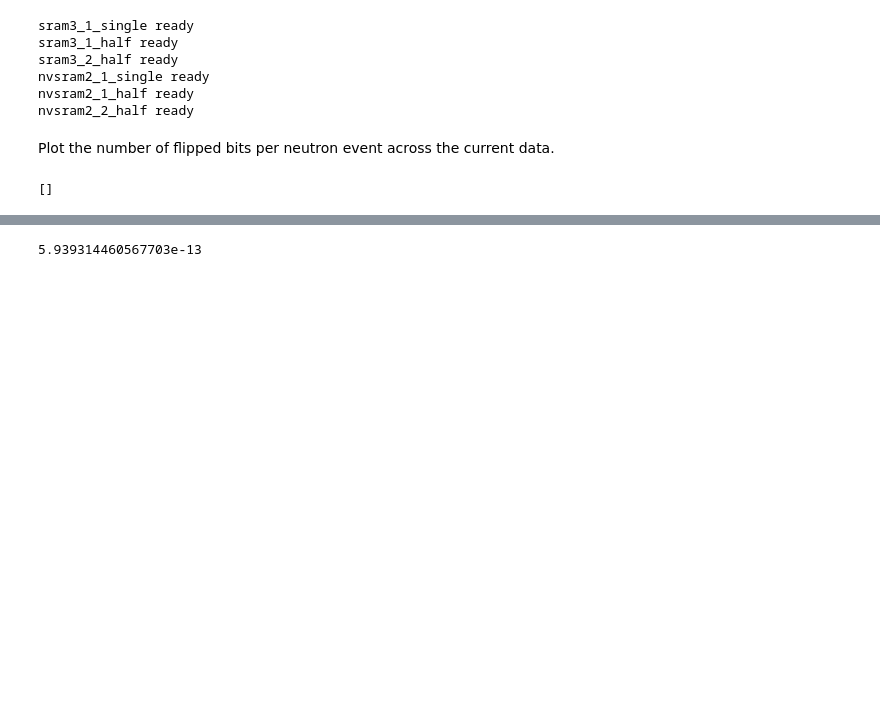
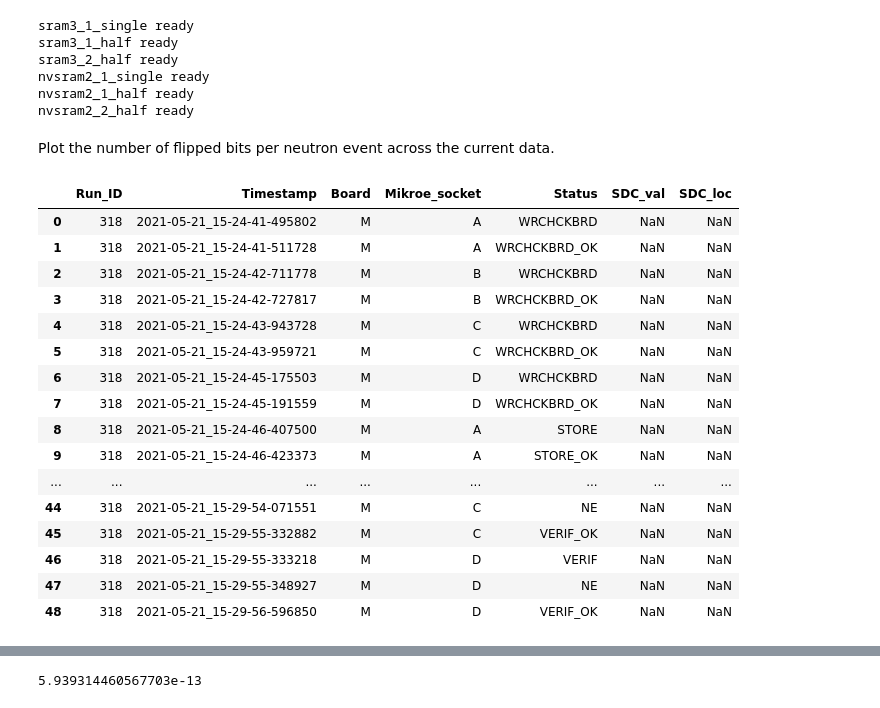
Before and after one commit to spez1998/chipir-nvram-results, a Jupyter notebook: analyser.ipynb, the cells around one changed output, grey strips where cells are left out. Saved outputs shown, nothing was run; the diff lists cells and outputs as text; code cells hidden in the pictures; blank space fills up the shorter version.

```diff
--- a/analyser.ipynb
+++ b/analyser.ipynb
@@ -905,9 +907,25 @@ may20_june16_fluence = 1683696000000
 seconds           = 2332800
 chipir_flux       = may20_june16_fluence / seconds
 # %%
-sram3_1_half.runs[318].dErrNVRAM
+sram3_1_half.runs[318].df
 # %% [output]
-[]
+|  | Run_ID | Timestamp | Board | Mikroe_socket | Status | SDC_val | SDC_loc |
+| 0 | 318 | 2021-05-21_15-24-41-495802 | M | A | WRCHCKBRD | NaN | NaN |
+| 1 | 318 | 2021-05-21_15-24-41-511728 | M | A | WRCHCKBRD_OK | NaN | NaN |
+| 2 | 318 | 2021-05-21_15-24-42-711778 | M | B | WRCHCKBRD | NaN | NaN |
+| 3 | 318 | 2021-05-21_15-24-42-727817 | M | B | WRCHCKBRD_OK | NaN | NaN |
+| 4 | 318 | 2021-05-21_15-24-43-943728 | M | C | WRCHCKBRD | NaN | NaN |
+| 5 | 318 | 2021-05-21_15-24-43-959721 | M | C | WRCHCKBRD_OK | NaN | NaN |
+| 6 | 318 | 2021-05-21_15-24-45-175503 | M | D | WRCHCKBRD | NaN | NaN |
+| 7 | 318 | 2021-05-21_15-24-45-191559 | M | D | WRCHCKBRD_OK | NaN | NaN |
+| 8 | 318 | 2021-05-21_15-24-46-407500 | M | A | STORE | NaN | NaN |
+| 9 | 318 | 2021-05-21_15-24-46-423373 | M | A | STORE_OK | NaN | NaN |
+| ... | ... | ... | ... | ... | ... | ... | ... |
+| 44 | 318 | 2021-05-21_15-29-54-071551 | M | C | NE | NaN | NaN |
+| 45 | 318 | 2021-05-21_15-29-55-332882 | M | C | VERIF_OK | NaN | NaN |
+| 46 | 318 | 2021-05-21_15-29-55-333218 | M | D | VERIF | NaN | NaN |
+| 47 | 318 | 2021-05-21_15-29-55-348927 | M | D | NE | NaN | NaN |
+| 48 | 318 | 2021-05-21_15-29-56-596850 | M | D | VERIF_OK | NaN | NaN |
 # %%
 # TODO: For each run satisfying below conditions, total number of seconds of all runs x flux = fluence for that cross-sec.
 
```
Also changed, not shown: parts of 2 cells of this notebook.
